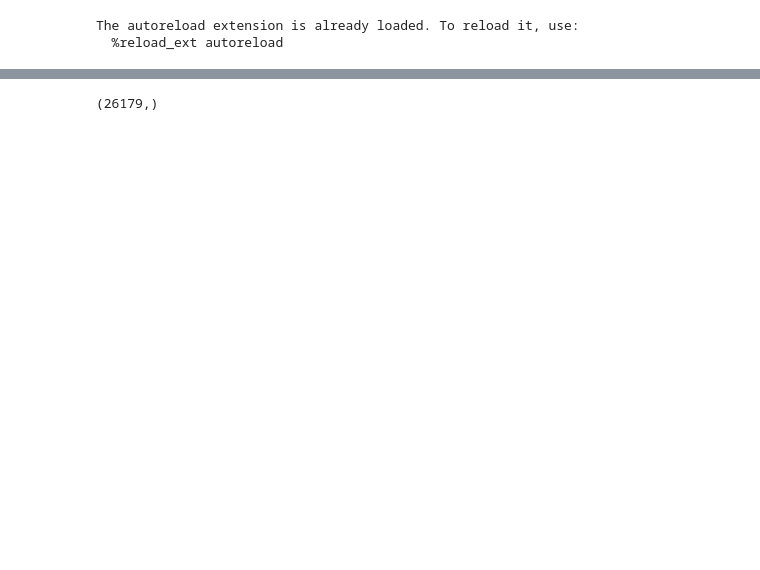
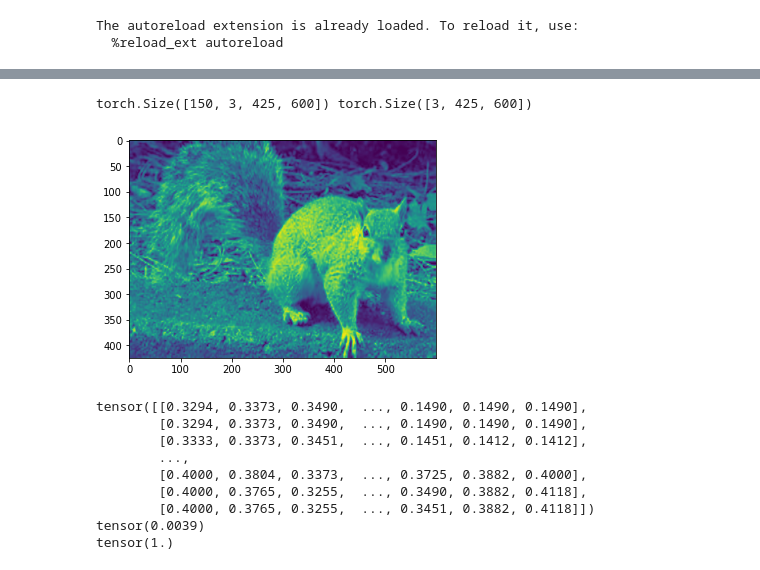
Before and after one commit to 0xasim/ai-notebooks, a Jupyter notebook: animals10_nn.ipynb, the cells around one changed output, grey strips where cells are left out. Saved outputs shown, nothing was run; the diff lists cells and outputs as text; code cells hidden in the pictures; blank space fills up the shorter version.

Commit message:
datasets.ImageFolder is the best

```diff
--- a/animals10_nn.ipynb
+++ b/animals10_nn.ipynb
@@ -75,4 +71,33 @@ for x_b, y_b in getdata:
-# %%
-print(X[0].shape)
-# %% [output]
-(26179,)
+# %%
+import torch
+# torch.manual_seed(17)
+from torchvision import datasets, transforms
+BS = 150
+IM_HEIGHT = 425
+IM_WIDTH = 600
+transform = transforms.Compose([transforms.Resize([IM_HEIGHT, IM_WIDTH]), transforms.ToTensor()])
+path = os.path.join(os.getcwd(), "datasets", "animals10", "raw-img")
+dataset = datasets.ImageFolder(path, transform=transform)
+train_set, val_set = torch.utils.data.random_split(dataset, [int(len(dataset)*0.7), int(len(dataset)*0.3)+1])
+dataloader = torch.utils.data.DataLoader(train_set, batch_size=BS, shuffle=True)
+# %%
+import matplotlib.pyplot as plt
+i, l = next(iter(dataloader))
+print(i.shape, i[0].shape)
+plt.imshow(i[0][2])
+plt.show()
+print(i[0][0])
+print(torch.min(i[0][0]))
+print(torch.max(i[0][0]))
+# %% [output]
+torch.Size([150, 3, 425, 600]) torch.Size([3, 425, 600])
+[figure, added]
+tensor([[0.3294, 0.3373, 0.3490,  ..., 0.1490, 0.1490, 0.1490],
+        [0.3294, 0.3373, 0.3490,  ..., 0.1490, 0.1490, 0.1490],
+        [0.3333, 0.3373, 0.3451,  ..., 0.1451, 0.1412, 0.1412],
+        ...,
+        [0.4000, 0.3804, 0.3373,  ..., 0.3725, 0.3882, 0.4000],
+        [0.4000, 0.3765, 0.3255,  ..., 0.3490, 0.3882, 0.4118],
+        [0.4000, 0.3765, 0.3255,  ..., 0.3451, 0.3882, 0.4118]])
+tensor(0.0039)
+tensor(1.)
```
Also changed, not shown: parts of 4 cells of this notebook.
